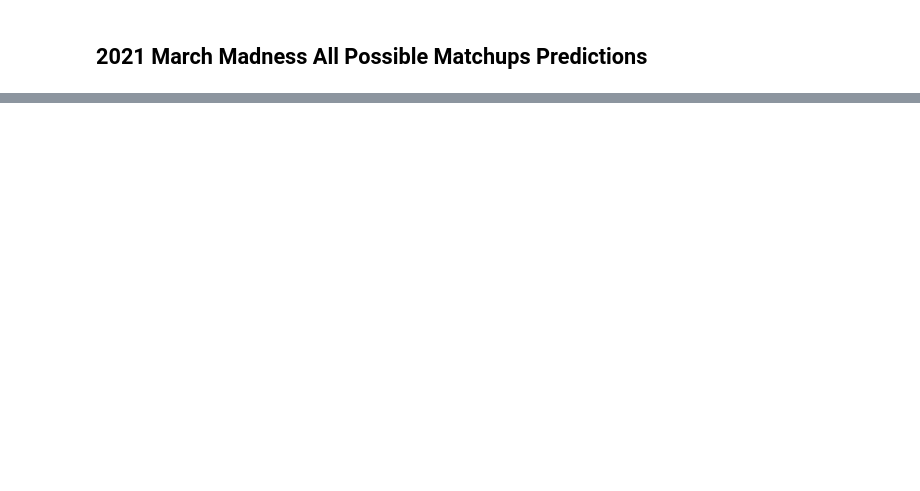
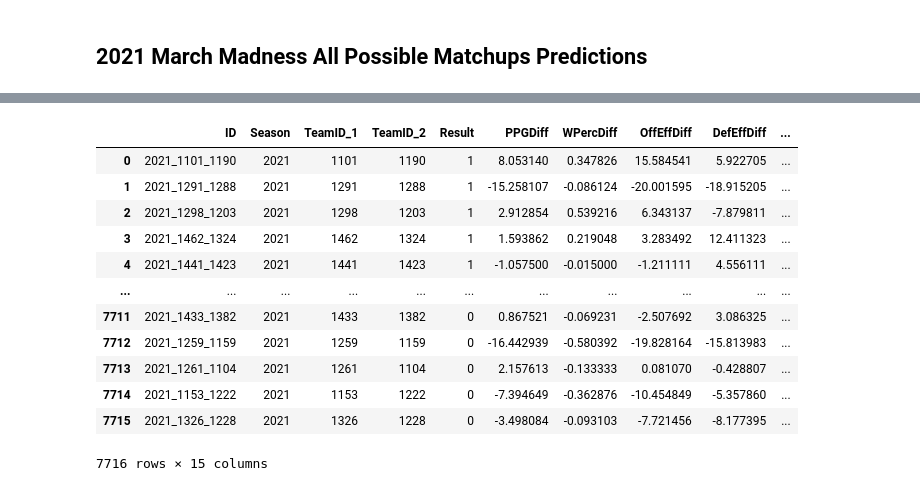
Before and after one commit to bradylange/march-madness-bracket-predictor, a Jupyter notebook: src/march_madness_bracket_predictor.ipynb, the cells around one changed output, grey strips where cells are left out. Saved outputs shown, nothing was run; the diff lists cells and outputs as text; code cells hidden in the pictures; blank space fills up the shorter version.

Commit message:
Make initial 2021 MM predictions

```diff
--- a/src/march_madness_bracket_predictor.ipynb
+++ b/src/march_madness_bracket_predictor.ipynb
@@ -1205,3 +1216,27 @@ def prep2021(matchups_df, ppg_df, eff_df, rankings_df):
     matchups_df = merge_features(matchups_df, ppg_df, eff_df, rankings_df)
 
     return matchups_df
+# %%
+def prep_season_2021(season_results_df):
+    season_results_df = season_results_df.copy()
+
+    seasons = season_results_df["Season"]
+    all_teams_df = season_results_df[seasons == 2021].reset_index(drop=True)
+
+    w_teams_df = all_teams_df[["Season", "WTeamID", "LTeamID"]]
+    w_teams_df = w_teams_df.rename(columns={"WTeamID": "TeamID_1", "LTeamID": "TeamID_2"})
+    w_teams_df["Result"] = 1
+
+    l_teams_df = all_teams_df[["Season", "WTeamID", "LTeamID"]]
+    l_teams_df = l_teams_df.rename(columns={"WTeamID": "TeamID_2", "LTeamID": "TeamID_1"})
+    l_teams_df["Result"] = 0
+
+    all_teams_df = pd.concat([w_teams_df, l_teams_df]).reset_index(drop=True)
+
+    all_teams_df["ID"] = all_teams_df["Season"].apply(str) + "_" + all_teams_df["TeamID_1"].apply(str) + "_" + all_teams_df["TeamID_2"].apply(str)
+
+    all_teams_df = all_teams_df[["ID", "Season", "TeamID_1", "TeamID_2", "Result"]]
+
+    return all_teams_df
+
+print(prep_season_2021(m_regular_season_compact_results_df))
@@ -1207,0 +1283,4 @@ def prep2021(matchups_df, ppg_df, eff_df, rankings_df):
+# %%
+ppg_df = get_ppg(m_regular_season_compact_results_df)
+eff_df = get_efficiency(m_regular_season_detailed_results_df)
+rankings_df = get_rankings(m_massey_ordinals_df)
@@ -1247 +1309,23 @@ mm_2021_df
+# %%
+features_df = prep_predictions_2021(sample_subm_df, m_ncaa_tourney_compact_results_df)
+tourney_df = merge_features(features_df, ppg_df, eff_df, rankings_df)
+
+features_df = prep_season_2021(m_regular_season_compact_results_df)
+reg_season_df = merge_features(features_df, ppg_df, eff_df, rankings_df)
+# %%
+reg_season_df
+# %% [output]
+|  | ID | Season | TeamID_1 | TeamID_2 | Result | PPGDiff | WPercDiff | OffEffDiff | DefEffDiff | ... |
+| 0 | 2021_1101_1190 | 2021 | 1101 | 1190 | 1 | 8.053140 | 0.347826 | 15.584541 | 5.922705 | ... |
+| 1 | 2021_1291_1288 | 2021 | 1291 | 1288 | 1 | -15.258107 | -0.086124 | -20.001595 | -18.915205 | ... |
+| 2 | 2021_1298_1203 | 2021 | 1298 | 1203 | 1 | 2.912854 | 0.539216 | 6.343137 | -7.879811 | ... |
+| 3 | 2021_1462_1324 | 2021 | 1462 | 1324 | 1 | 1.593862 | 0.219048 | 3.283492 | 12.411323 | ... |
+| 4 | 2021_1441_1423 | 2021 | 1441 | 1423 | 1 | -1.057500 | -0.015000 | -1.211111 | 4.556111 | ... |
+| ... | ... | ... | ... | ... | ... | ... | ... | ... | ... | ... |
+| 7711 | 2021_1433_1382 | 2021 | 1433 | 1382 | 0 | 0.867521 | -0.069231 | -2.507692 | 3.086325 | ... |
+| 7712 | 2021_1259_1159 | 2021 | 1259 | 1159 | 0 | -16.442939 | -0.580392 | -19.828164 | -15.813983 | ... |
+| 7713 | 2021_1261_1104 | 2021 | 1261 | 1104 | 0 | 2.157613 | -0.133333 | 0.081070 | -0.428807 | ... |
+| 7714 | 2021_1153_1222 | 2021 | 1153 | 1222 | 0 | -7.394649 | -0.362876 | -10.454849 | -5.357860 | ... |
+| 7715 | 2021_1326_1228 | 2021 | 1326 | 1228 | 0 | -3.498084 | -0.093103 | -7.721456 | -8.177395 | ... |
+7716 rows × 15 columns
 # %%
```
Also changed, not shown: parts of 47 cells of this notebook.
